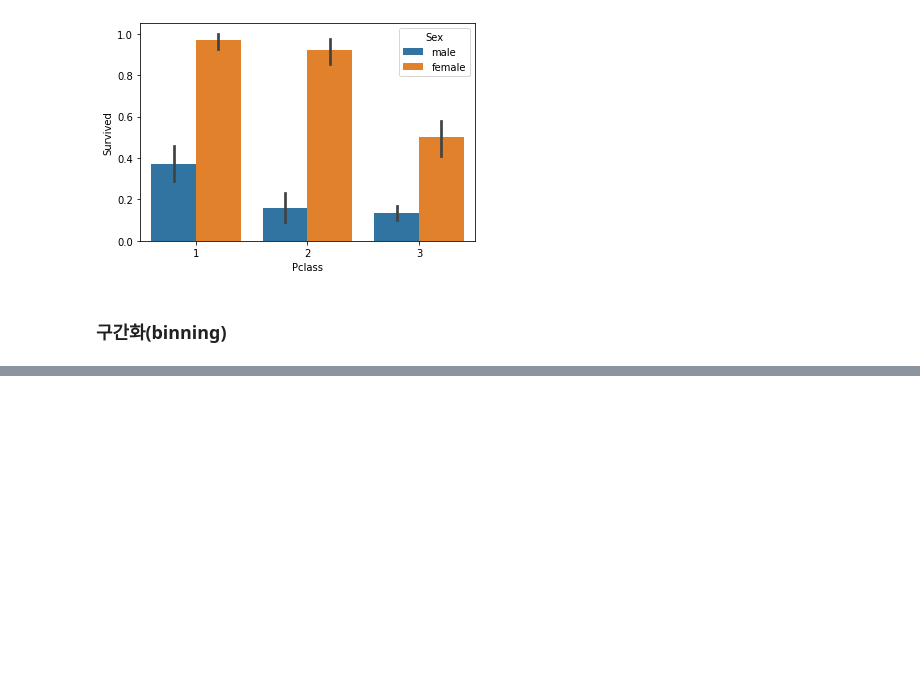
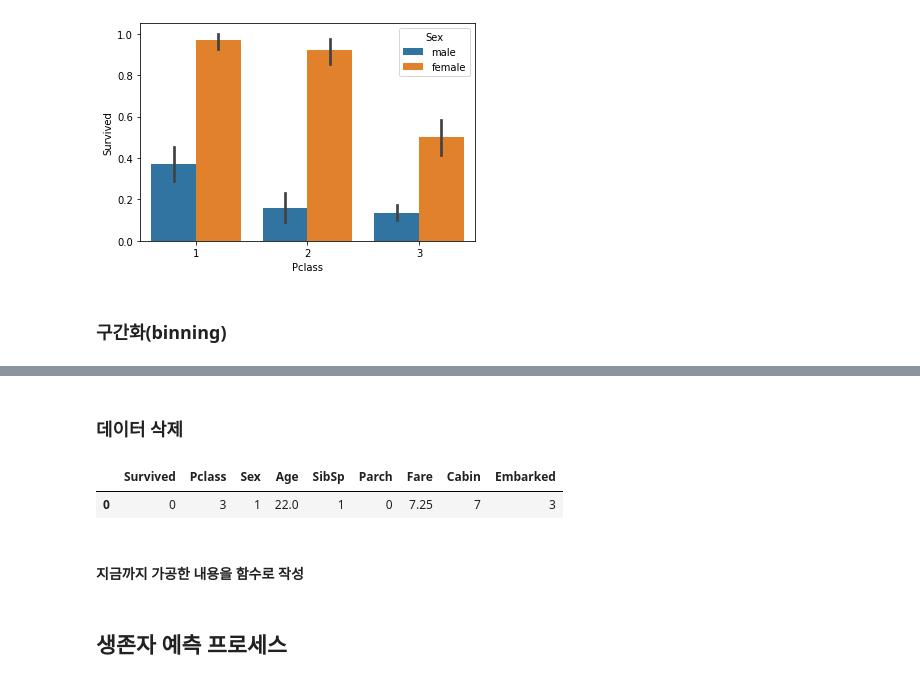
Before and after one commit to chaerui7967/Today_I_Learned, a Jupyter notebook: 머신러닝/sklearn/타이타닉 실습.ipynb, the cells around one changed output, grey strips where cells are left out. Drawn from its saved outputs; the diff is of its cells as text; code cells hidden in the pictures; blank space fills up the shorter version.

```diff
--- a/머신러닝/sklearn/타이타닉 실습.ipynb
+++ b/머신러닝/sklearn/타이타닉 실습.ipynb
@@ -169,0 +191,11 @@ titanic_df.drop('Age_cat', axis = 1, inplace = True)
+# %% [markdown]
+### 데이터 삭제
+# %%
+# 불필요한 변수 제거
+titanic_df.drop(['PassengerId', 'Name', 'Ticket'], axis =1, inplace=True)
+titanic_df.head(1)
+# %% [output]
+|  | Survived | Pclass | Sex | Age | SibSp | Parch | Fare | Cabin | Embarked |
+| 0 | 0 | 3 | 1 | 22.0 | 1 | 0 | 7.25 | 7 | 3 |
+# %% [markdown]
+#### 지금까지 가공한 내용을 함수로 작성
@@ -169,0 +233,2 @@ titanic_df.drop('Age_cat', axis = 1, inplace = True)
+# %% [markdown]
+## 생존자 예측 프로세스
```
Also changed, not shown: parts of 23 cells of this notebook.
